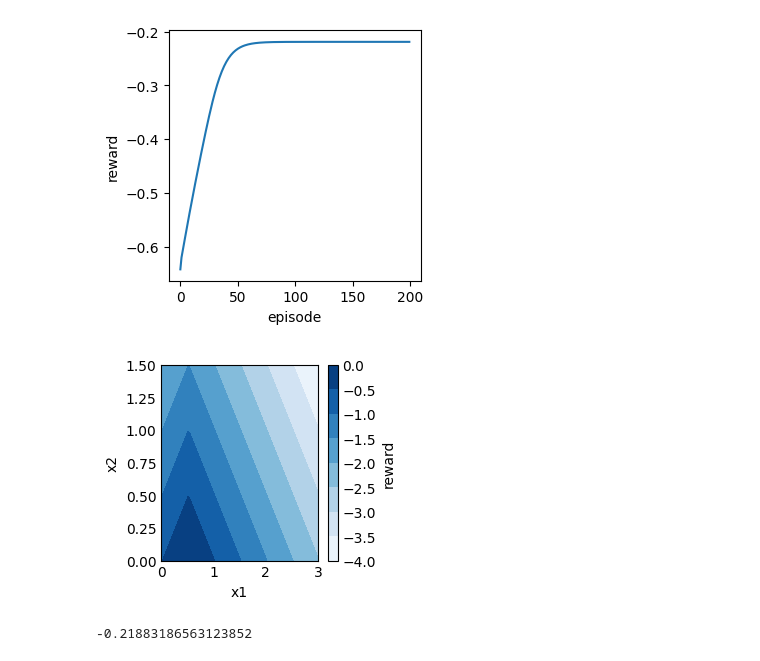
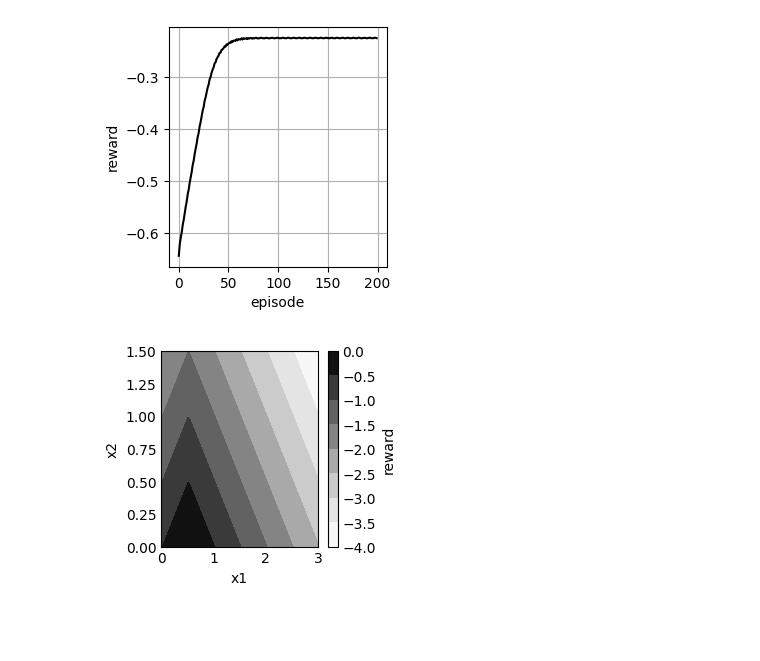
Before and after one commit to aadityarautela/SingleLinkManipulatorRLANN, a Jupyter notebook: v1_Notebooks/reward_piby6_harmonic_hf.ipynb, the cells around one changed output. Drawn from its saved outputs; the diff is of its cells as text; code cells hidden in the pictures; blank space fills up the shorter version.

```diff
--- a/v1_Notebooks/reward_piby6_harmonic_hf.ipynb
+++ b/v1_Notebooks/reward_piby6_harmonic_hf.ipynb
@@ -269,9 +269,11 @@ Epoch 100/100
 # %%
 rewards = np.array([])
 state = [X1[0], X2[0]]
+actions = np.array([])
 for eps in range(200):
     act = model.predict((np.atleast_2d(state))).astype(np.float32)[0,0]
     act *=10.0
+    actions = np.append(actions, act)
     s_prime = env._ns(state[0], state[1], act)
     state = s_prime
     reward = env._reward(state[0], state[1])
@@ -285,6 +287,8 @@ f.set_size_inches(3.25, 3.25)
 
 plt.xlabel("episode")
 plt.ylabel("reward")
-plt.plot(rewards)
-plt.savefig("rewards_simulation.eps", format="eps", dpi=1200, bbox_inches='tight')
+plt.plot(rewards, color="black")
+plt.tight_layout(pad=1.5)
+plt.grid(True)
+plt.savefig("harmonic_hf/rewards_simulation.eps", format="eps", dpi=1200, bbox_inches='tight')
 # %% [output]
@@ -308,4 +312,4 @@ plt.savefig("rewards_simulation.eps", format="eps", dpi=1200, bbox_inches='tight
-[figure, old version]
+[figure, new version]
 # %%
 from matplotlib import cm
 
@@ -317,7 +321,7 @@ fig, ax = plt.subplots(1,1)
 # fig.set_figheight(6)
 # fig.set_figwidth(6)
 f.set_size_inches(3.25, 3.25)
-cp = ax.contourf(X1m, X2m, Z)
+cp = ax.contourf(X1m, X2m, Z, cmap="Greys")
 cb = fig.colorbar(cp)
 ax.set_xlabel("x1")
 ax.set_ylabel("x2")
@@ -327,10 +331,6 @@ cb.set_label("reward")
 # ax.set_zlabel("reward", fontsize=8)
 # ax.dist=15
 
-plt.savefig("reward_plot_over_domain.eps", format="eps", dpi=1200, bbox_inches='tight')
+plt.savefig("harmonic_hf/reward_plot_over_domain.eps", format="eps", dpi=1200, bbox_inches='tight')
 # %% [output]
-[figure, old version]
+[figure, new version]
-# %%
-rewards[-1]
-# %% [output]
--0.21883186563123852
```
Also changed, not shown: parts of 5 cells of this notebook, 29 other files.
